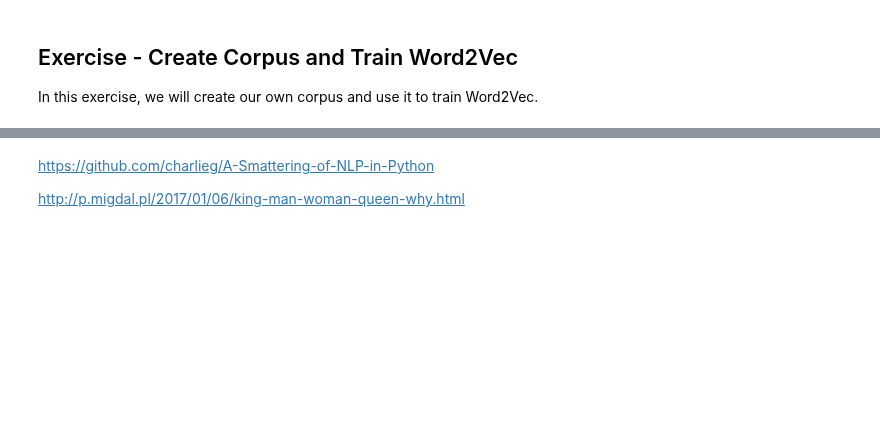
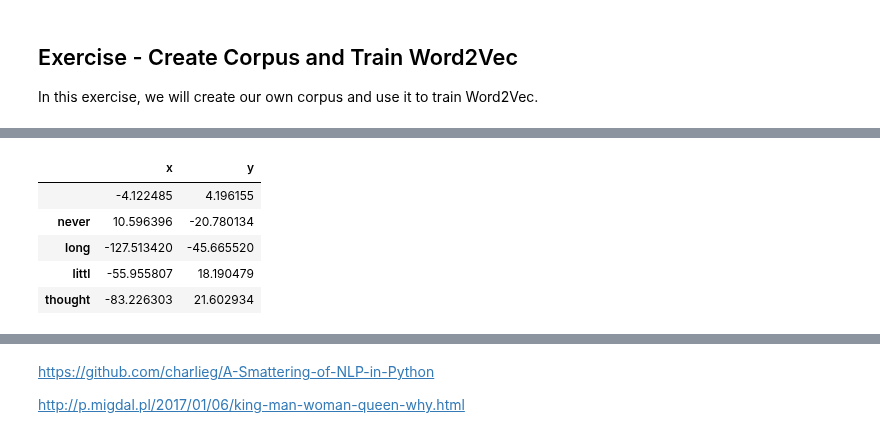
Before and after one commit to lisaong/mldds-courseware, a Jupyter notebook: 03_TextImage/text.ipynb, the cells around one changed output, grey strips where cells are left out. Saved outputs shown, nothing was run; the diff lists cells and outputs as text; code cells hidden in the pictures; blank space fills up the shorter version.

```diff
--- a/03_TextImage/text.ipynb
+++ b/03_TextImage/text.ipynb
@@ -584,0 +826,14 @@ In this exercise, we will create our own corpus and use it to train Word2Vec.
+# %%
+vocab = list(model.wv.vocab)
+X = model[vocab]
+
+# Apply t-SNE
+# this can take a while (like 1 minute or more)
+tsne = TSNE(n_components=2)
+%time X_tsne = tsne.fit_transform(X)
+
+# Create a dataframe for the 2 dimensions,
+# indexed by the words in the vocab
+df = pd.DataFrame(X_tsne, index=vocab, columns=['x', 'y'])
+df.head()
+# %% [output]
@@ -584,0 +841,6 @@ In this exercise, we will create our own corpus and use it to train Word2Vec.
+|  | x | y |
+|  | -4.122485 | 4.196155 |
+| never | 10.596396 | -20.780134 |
+| long | -127.513420 | -45.665520 |
+| littl | -55.955807 | 18.190479 |
+| thought | -83.226303 | 21.602934 |
```
Also changed, not shown: parts of 21 cells of this notebook.
